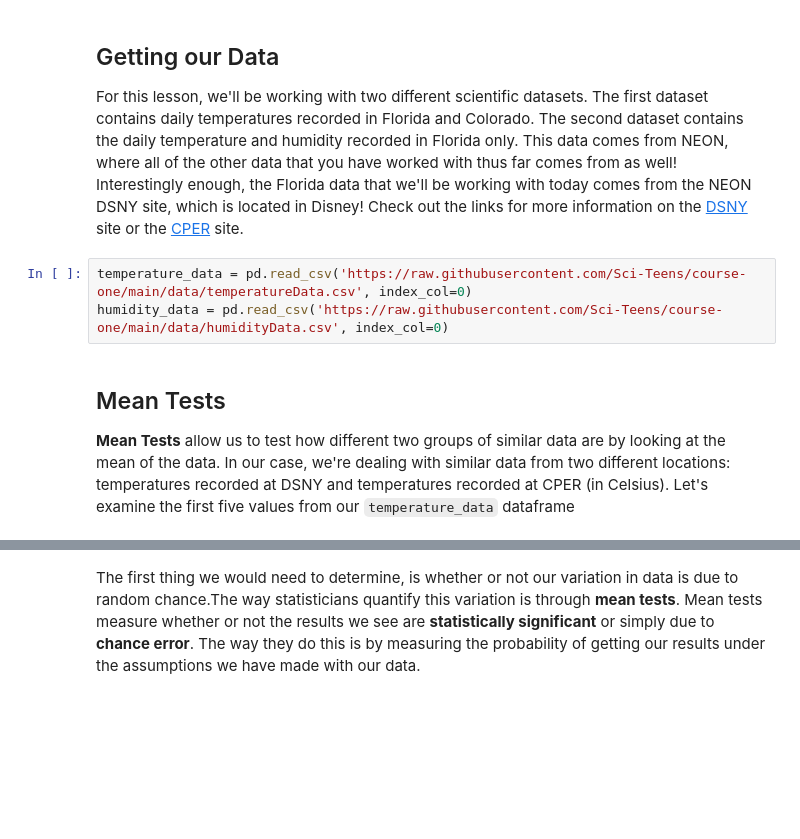
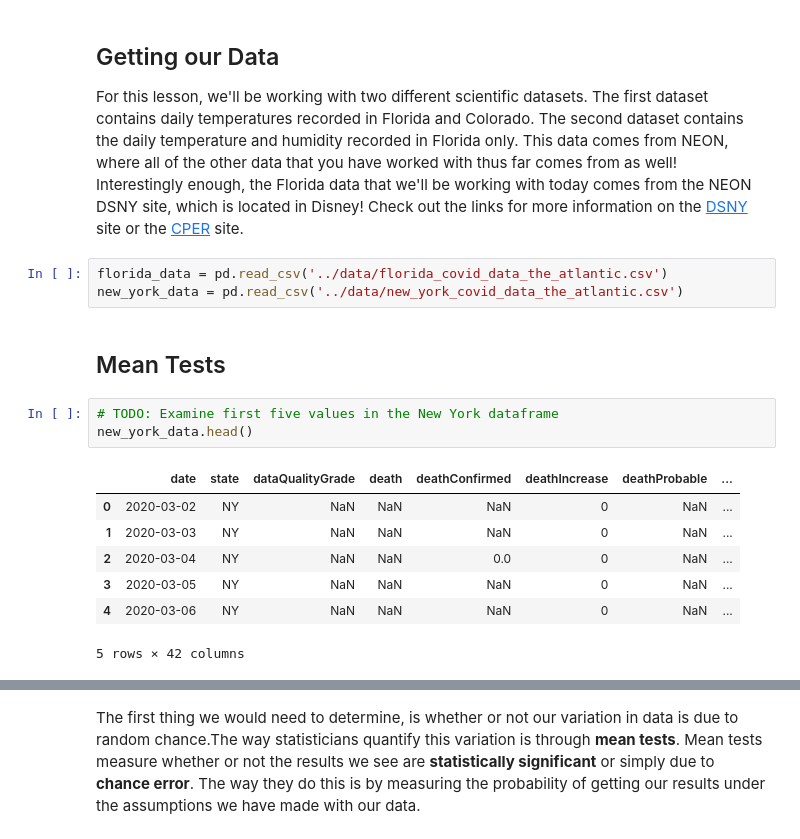
Before and after one commit to Sci-Teens/ecology-program, a Jupyter notebook: lessons/4_introduction_to_statistical_testing.ipynb, the cells around one changed output, grey strips where cells are left out. Saved outputs shown, nothing was run; the diff lists cells and outputs as text; blank space fills up the shorter version.

```diff
--- a/lessons/4_introduction_to_statistical_testing.ipynb
+++ b/lessons/4_introduction_to_statistical_testing.ipynb
@@ -20,10 +30,20 @@ random.seed(5)
 # %% [markdown]
 ## Getting our Data
 For this lesson, we'll be working with two different scientific datasets. The first dataset contains daily temperatures recorded in Florida and Colorado. The second dataset contains the daily temperature and humidity  recorded in Florida only. This data comes from NEON, where all of the other data that you have worked with thus far comes from as well! Interestingly enough, the Florida data that we'll be working with today comes from the NEON DSNY site, which is located in Disney! Check out the links for more information on the [DSNY](https://www.neonscience.org/field-sites/field-sites-map/DSNY) site or the [CPER](https://www.neonscience.org/field-sites/field-sites-map/CPER) site.
-# %%
-temperature_data = pd.read_csv('https://raw.githubusercontent.com/Sci-Teens/course-one/main/data/temperatureData.csv', index_col=0)
-humidity_data = pd.read_csv('https://raw.githubusercontent.com/Sci-Teens/course-one/main/data/humidityData.csv', index_col=0)
-# %% [markdown]
-## Mean Tests
-**Mean Tests** allow us to test how different two groups of similar data are by looking at the mean of the data. In our case, we're dealing with similar data from two different locations: temperatures recorded at DSNY and temperatures recorded at CPER (in Celsius). Let's examine the first five values from our `temperature_data` dataframe
+# %%
+florida_data = pd.read_csv('../data/florida_covid_data_the_atlantic.csv')
+new_york_data = pd.read_csv('../data/new_york_covid_data_the_atlantic.csv')
+# %% [markdown]
+## Mean Tests
+# %%
+# TODO: Examine first five values in the New York dataframe
+new_york_data.head()
+# %% [output]
+|  | date | state | dataQualityGrade | death | deathConfirmed | deathIncrease | deathProbable | ... |
+| 0 | 2020-03-02 | NY | NaN | NaN | NaN | 0 | NaN | ... |
+| 1 | 2020-03-03 | NY | NaN | NaN | NaN | 0 | NaN | ... |
+| 2 | 2020-03-04 | NY | NaN | NaN | 0.0 | 0 | NaN | ... |
+| 3 | 2020-03-05 | NY | NaN | NaN | NaN | 0 | NaN | ... |
+| 4 | 2020-03-06 | NY | NaN | NaN | NaN | 0 | NaN | ... |
+5 rows × 42 columns
 # %%
```
Also changed, not shown: parts of 51 cells of this notebook, 5 other files.
